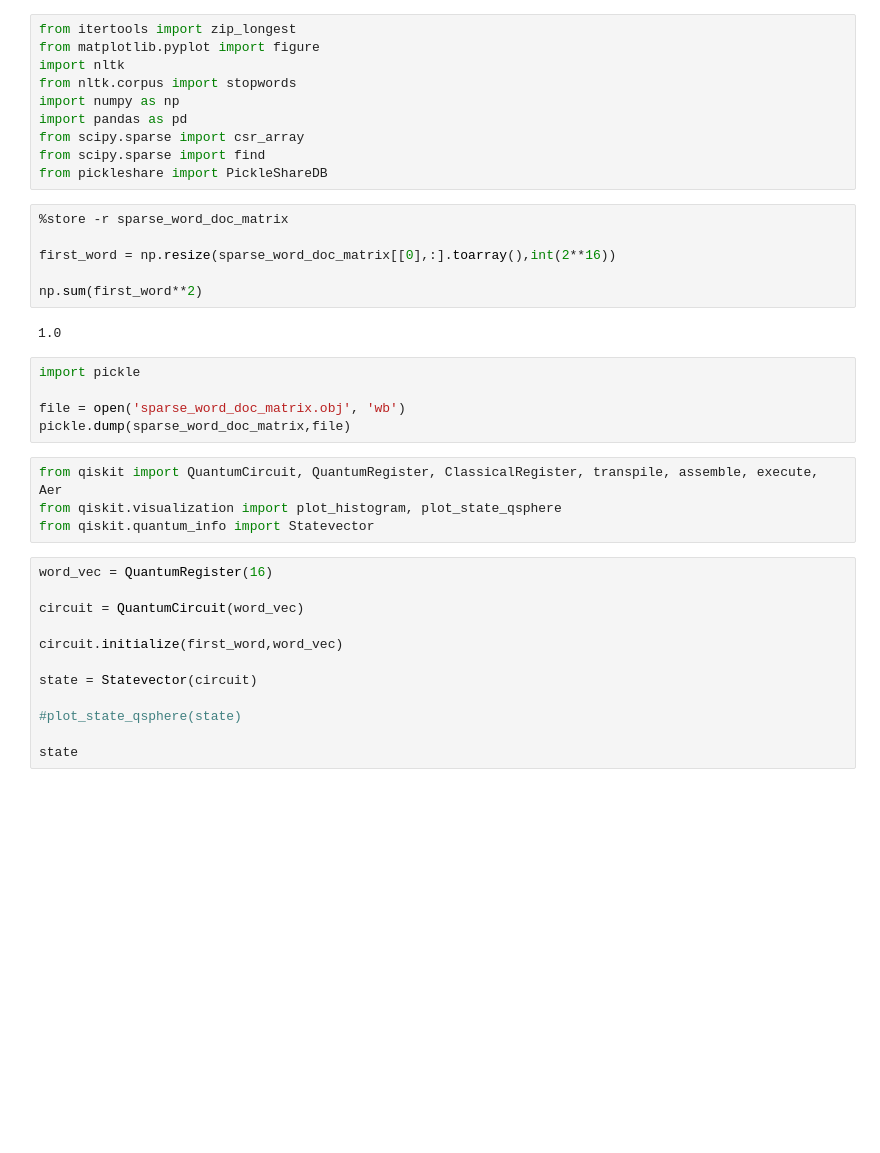
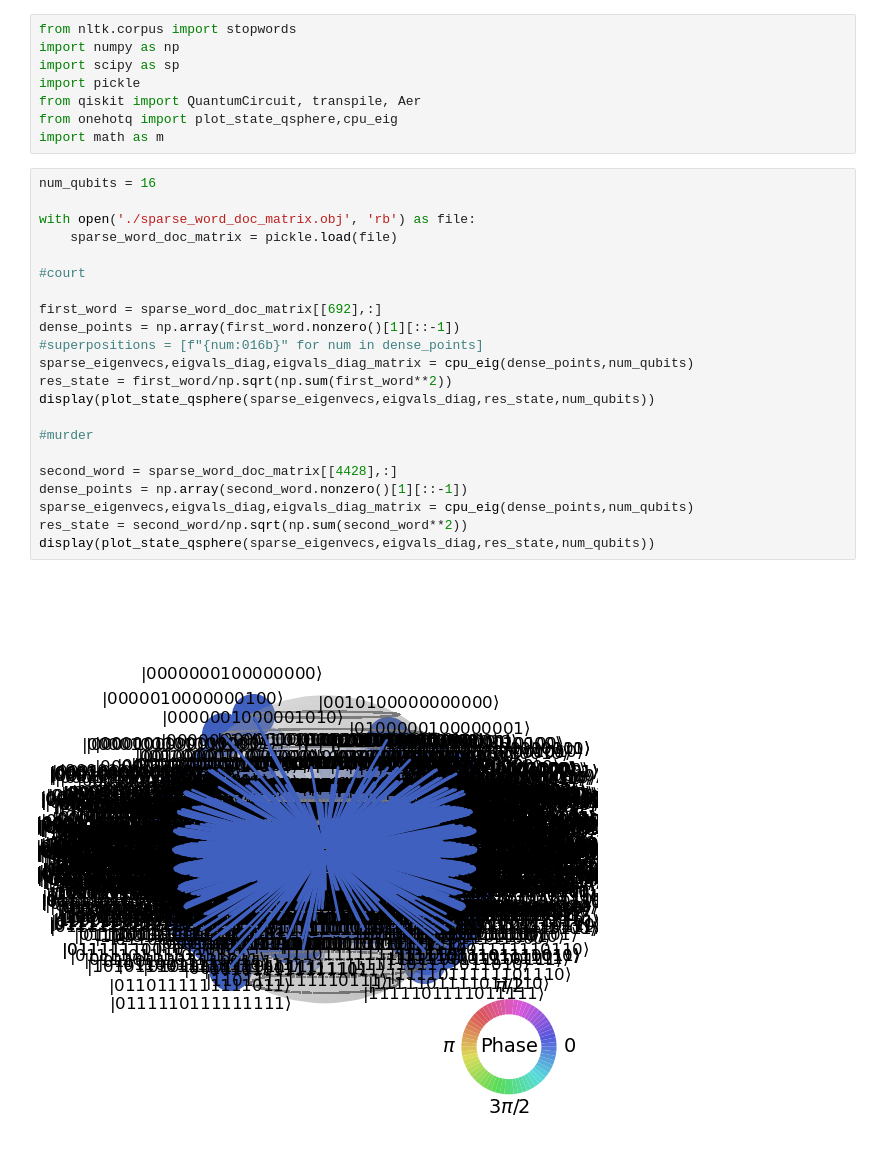
Before and after one commit to Using-Namespace-System/QuantumVectorspace, a Jupyter notebook: notebooks/amplitude_embedding.ipynb, the cells around one changed output. Saved outputs shown, nothing was run; the diff lists cells and outputs as text; blank space fills up the shorter version.

```diff
--- a/notebooks/amplitude_embedding.ipynb
+++ b/notebooks/amplitude_embedding.ipynb
@@ -1,39 +1,32 @@
 # %%
-from itertools import zip_longest
-from matplotlib.pyplot import figure
-import nltk
 from nltk.corpus import stopwords
 import numpy as np
-import pandas as pd
-from scipy.sparse import csr_array
-from scipy.sparse import find
-from pickleshare import PickleShareDB
+import scipy as sp
+import pickle
+from qiskit import QuantumCircuit, transpile, Aer
+from onehotq import plot_state_qsphere,cpu_eig
+import math as m
-# %%
-%store -r sparse_word_doc_matrix
-
-first_word = np.resize(sparse_word_doc_matrix[[0],:].toarray(),int(2**16))
-
-np.sum(first_word**2)
-# %% [output]
-1.0
-# %%
-import pickle
-
-file = open('sparse_word_doc_matrix.obj', 'wb')
-pickle.dump(sparse_word_doc_matrix,file)
-# %%
-from qiskit import QuantumCircuit, QuantumRegister, ClassicalRegister, transpile, assemble, execute, Aer
-from qiskit.visualization import plot_histogram, plot_state_qsphere
-from qiskit.quantum_info import Statevector
-# %%
-word_vec = QuantumRegister(16)
-
-circuit = QuantumCircuit(word_vec)
-
-circuit.initialize(first_word,word_vec)
-
-state = Statevector(circuit)
-
-#plot_state_qsphere(state)
-
-state
+# %%
+num_qubits = 16
+
+with open('./sparse_word_doc_matrix.obj', 'rb') as file:
+    sparse_word_doc_matrix = pickle.load(file)
+
+#court
+
+first_word = sparse_word_doc_matrix[[692],:]
+dense_points = np.array(first_word.nonzero()[1][::-1])
+#superpositions = [f"{num:016b}" for num in dense_points]
+sparse_eigenvecs,eigvals_diag,eigvals_diag_matrix = cpu_eig(dense_points,num_qubits)
+res_state = first_word/np.sqrt(np.sum(first_word**2))
+display(plot_state_qsphere(sparse_eigenvecs,eigvals_diag,res_state,num_qubits))
+
+#murder
+
+second_word = sparse_word_doc_matrix[[4428],:]
+dense_points = np.array(second_word.nonzero()[1][::-1])
+sparse_eigenvecs,eigvals_diag,eigvals_diag_matrix = cpu_eig(dense_points,num_qubits)
+res_state = second_word/np.sqrt(np.sum(second_word**2))
+display(plot_state_qsphere(sparse_eigenvecs,eigvals_diag,res_state,num_qubits))
+# %% [output]
+[figure, added]
```
Also changed, not shown: parts of 4 cells of this notebook, 22 other files.
